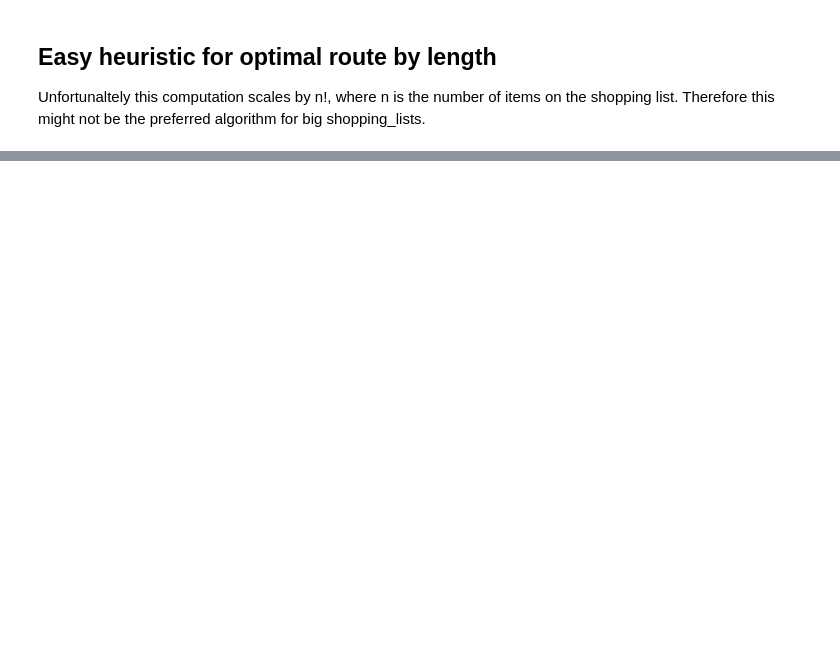
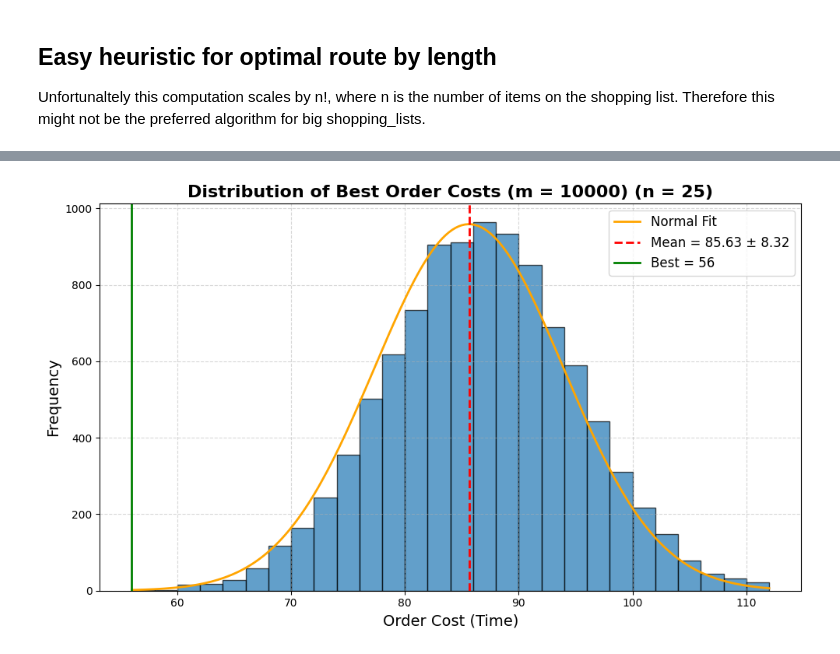
Before and after one commit to mangam-02/supermarket-route-optimizer, a Jupyter notebook: src/main.ipynb, the cells around one changed output, grey strips where cells are left out. Cells and saved outputs as stored; diff of their text form; code cells hidden in the pictures; blank space fills up the shorter version.

Commit message:
Added Single solution based metaheuristics (local search, GRASP) for time optimization

```diff
--- a/src/main.ipynb
+++ b/src/main.ipynb
@@ -168,7 +210,7 @@ Unfortunaltely this computation scales by n!, where n is the number of items on
 # %%
 from itertools import permutations
 
-def compute_timecost(order, product_cost_matrix):
+def compute_timecost_from_order(order, product_cost_matrix):
     total_cost = 0
     for i in range(len(order)-1):
         total_cost += product_cost_matrix[order[i], order[i+1]]
@@ -194,7 +236,7 @@ def find_shortest_way_easy_heuristic(product_cost_matrix):
 
     for order in permutations(middle_indices):
         full_order = get_complete_order(list(order), start_index, end_index)
-        cost = compute_timecost(full_order, product_cost_matrix)
+        cost = compute_timecost_from_order(full_order, product_cost_matrix)
         if cost < best_cost:
             best_cost = cost
             best_order = full_order
@@ -203,9 +245,9 @@ def find_shortest_way_easy_heuristic(product_cost_matrix):
 
 
 
-shortest_order, shortest_order_cost = find_shortest_way_easy_heuristic(product_cost_matrix)
-shortest_path = get_path_from_order(shortest_order, product_path_matrix)
+shortest_order, shortest_order_cost = find_shortest_way_easy_heuristic(J_product)
+shortest_path = get_path_from_order(shortest_order, P_product)
 print(shortest_order, shortest_order_cost)
-grid.plot(shortest_path)
+grid.plot(shortest_path, saving_path="Time brute-force-heuristic.jpg")
 # %% [output]
 [0, 6, 2, 1, 3, 5, 4, 7] 18
@@ -212,0 +292,72 @@ grid.plot(shortest_path)
+# %%
+import random
+from helping_functions import plot_costs
+
+
+def generate_random_order(number_of_products):
+    order = list(range(1, number_of_products+1))
+    random.shuffle(order)
+    return order
+
+def compute_neighbours1(order):
+    neighbour_orders = []
+    for i in range(len(order)-1):
+        # For each neighbour switch two products which are next to each other
+        # n being number of products on shopping list
+        # n-1 neighbours -> O(n)
+        new_order = order.copy()
+        new_order[i], new_order[i+1] = new_order[i+1], new_order[i]
+        neighbour_orders.append([0]+new_order+[len(new_order)+1])
+    return neighbour_orders
+
+def local_search(J_product, printing = False, compute_neighbours_func = compute_neighbours1, start_order = None):
+    if printing:
+        print("Starting local search:")
+    number_of_products = J_product.shape[0]-2
+
+    # If no start-order is given, create a random start-order
+    if start_order is None:
+        best_order = generate_random_order(number_of_products)
+        best_order = get_complete_order(best_order, 0, number_of_products + 1)
+    else:
+        best_order = start_order
+        if best_order[0] != 0:
+            best_order = get_complete_order(best_order, 0, number_of_products + 1)
+
+    no_better_order = True
+    epoch = 1
+    while no_better_order:
+        # print(f"Epoch: {epoch}")
+        # print(best_order)
+        epoch += 1
+        best_order_cost = compute_timecost_from_order(best_order, J_product)
+        neighbours = compute_neighbours_func(best_order[1:number_of_products+1])
+        #print(neighbours)
+        neighbours_cost = [compute_timecost_from_order(neighbour, J_product) for neighbour in neighbours]
+        best_neighbour_cost = min(neighbours_cost)
+        if best_neighbour_cost < best_order_cost:
+            best_neighbour_index = neighbours_cost.index(best_neighbour_cost)
+            best_order = neighbours[best_neighbour_index]
+            best_order_cost = best_neighbour_cost
+        else:
+            no_better_order = False
+            if printing:
+                print(f"No better neighbour found after {epoch} epochs")
+                print(f"Best Order: {best_order}")
+                print(f"Best Cost: {best_order_cost}")
+                print()
+    return best_order, best_order_cost
+
+def perform_local_search_m_times(m, J_product, compute_neighbours_func, shopping_list):
+    best_orders, best_order_costs = [], []
+    for i in range(m):
+        best_order, best_order_cost = local_search(J_product, compute_neighbours_func=compute_neighbours_func)
+        best_orders.append(best_order)
+        best_order_costs.append(best_order_cost)
+
+    plot_costs(best_order_costs, shopping_list=shopping_list)
+
+
+perform_local_search_m_times(10000, J_product, compute_neighbours1, shopping_list)
+# %% [output]
+[figure, added]
```
Also changed, not shown: parts of 12 cells of this notebook, 5 other files.
